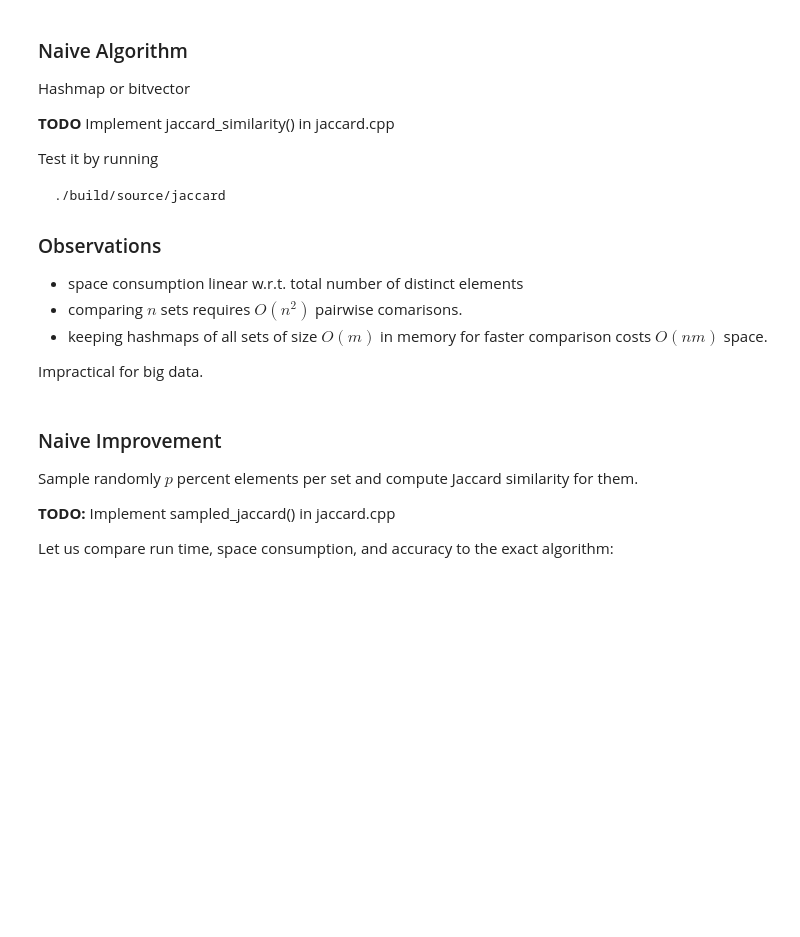
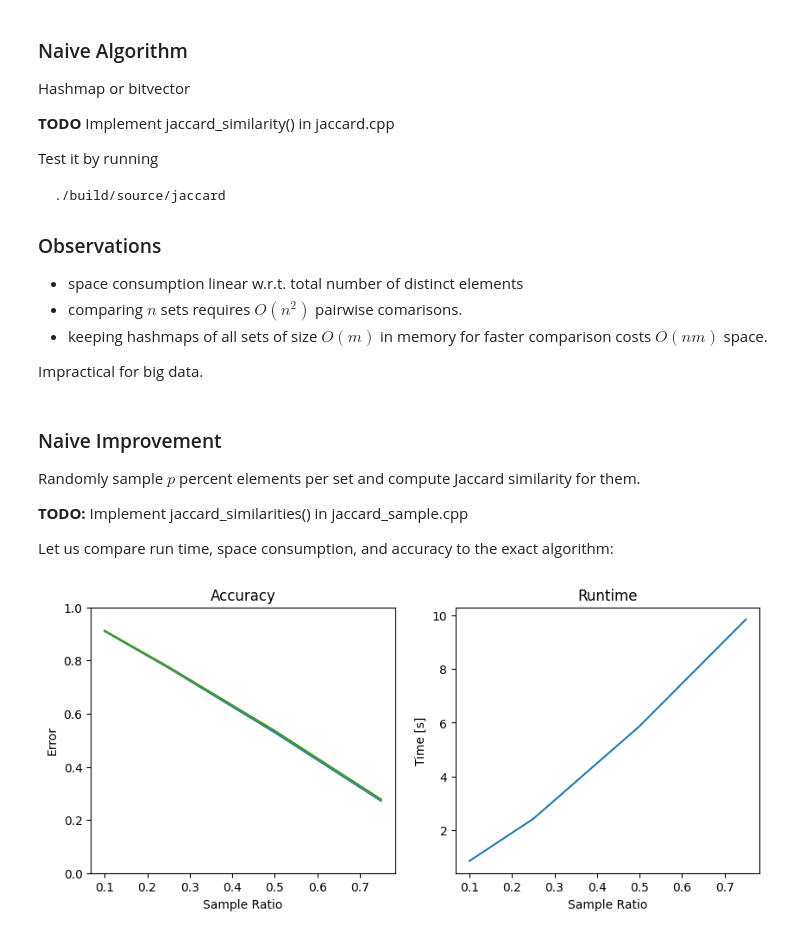
Before and after one commit to jonasschultemattler/nano, a Jupyter notebook: course.ipynb, the cells around one changed output. Cells and saved outputs as stored; diff of their text form; code cells hidden in the pictures; blank space fills up the shorter version.

```diff
--- a/course.ipynb
+++ b/course.ipynb
@@ -180,8 +181,8 @@ Impractical for big data.
 # %% [markdown]
 ### Naive Improvement
 
-Sample randomly $p$ percent elements per set and compute Jaccard similarity for them.
+Randomly sample $p$ percent elements per set and compute Jaccard similarity for them.
 
-**TODO:** Implement sampled_jaccard() in jaccard.cpp
+**TODO:** Implement jaccard_similarities() in jaccard_sample.cpp
 
 Let us compare run time, space consumption, and accuracy to the exact algorithm:
@@ -188,3 +192,22 @@ Let us compare run time, space consumption, and accuracy to the exact algorithm:
+# %%
+probabilities = [0.1, 0.25, 0.5, 0.75]
+results = []
+for prob in probabilities:
+    results.append(track_memory_and_runtime_similarity("build/source/jaccard_sample", prob))
+# %%
+import numpy as np
+from evaluate.plots import plot_accuracy_runtime
+
+indices = np.triu_indices(jaccard.shape[0], k=1)
+errors = np.empty((len(results), jaccard.shape[0]))
+runtimes = np.empty(len(results))
+for i, (time, mem, res) in enumerate(results):
+    errors[i] = np.abs(res[indices]-jaccard[indices])/jaccard[indices]
+    runtimes[i] = time
+
+plot_accuracy_runtime(errors, runtimes, probabilities)
+# %% [output]
+[figure, added]
 # %% [markdown]
 ### MinHashing
 
```
Also changed, not shown: parts of 13 cells of this notebook, 5 other files.
